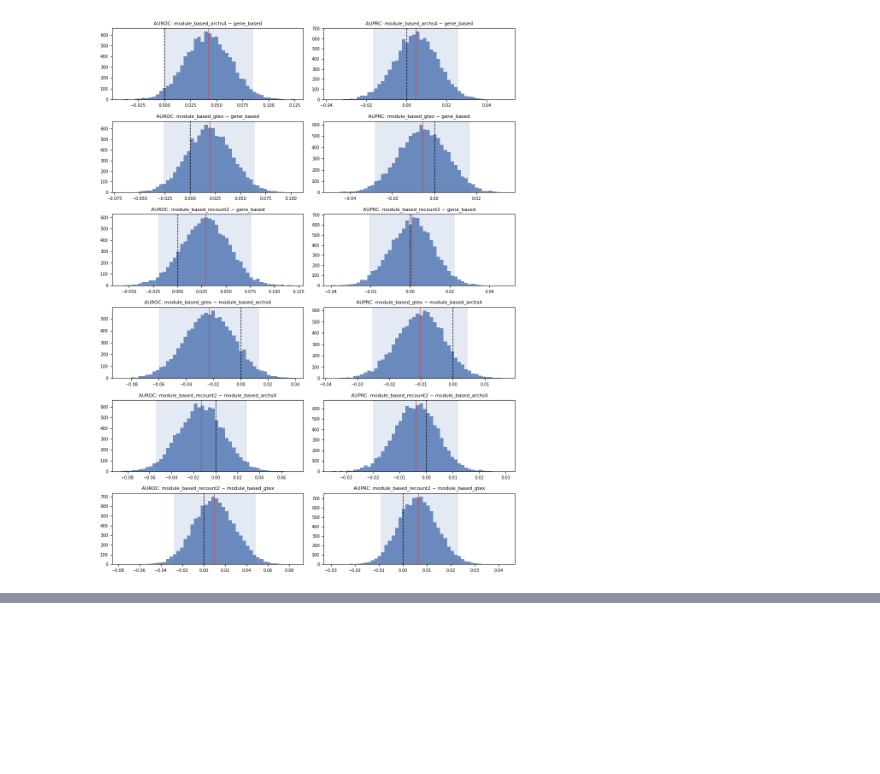
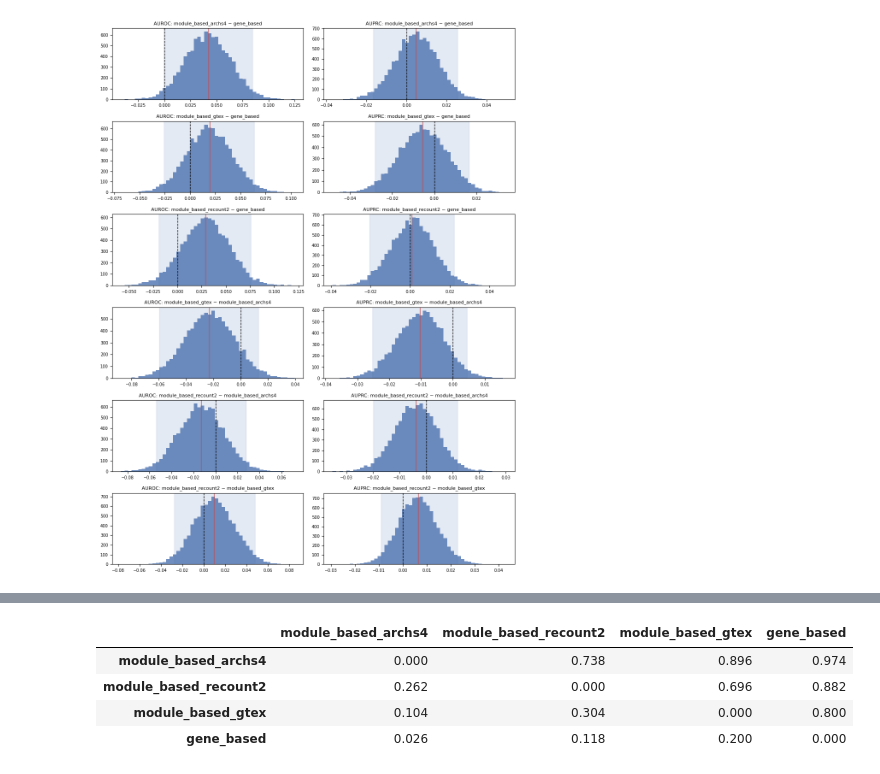
Before and after one commit to miltondp/clamp-analyses, a Jupyter notebook: nbs/03_model_biology/00_archs4/02_drug_disease_associations/signif_test/01_paired_bootstrap_test.ipynb, the cells around one changed output, grey strips where cells are left out. Cells and saved outputs as stored; diff of their text form; code cells hidden in the pictures; blank space fills up the shorter version.

```diff
--- a/nbs/03_model_biology/00_archs4/02_drug_disease_associations/signif_test/01_paired_bootstrap_test.ipynb
+++ b/nbs/03_model_biology/00_archs4/02_drug_disease_associations/signif_test/01_paired_bootstrap_test.ipynb
@@ -341,0 +355,92 @@ plt.show()
+# %%
+from scipy.stats import spearmanr
+
+# Model-size order (descending): ARCHS4 largest, then recount2, then GTEx;
+# gene_based is the floor. Hypothesis under test: AUROC tracks this order.
+SIZE_ORDER = ['module_based_archs4', 'module_based_recount2',
+              'module_based_gtex', 'gene_based']
+LV_SIZE_ORDER = SIZE_ORDER[:3]          # clean size gradient among LV models only
+SIZE_SCORE = np.array([4, 3, 2, 1])     # larger = bigger model, aligned to SIZE_ORDER
+
+
+def dominance_matrix(boot):
+    """P(metric_row > metric_col) across resamples; rows/cols follow boot's keys."""
+    ms = list(boot.keys())
+    return pd.DataFrame(
+        [[float(np.mean(boot[a] > boot[b])) for b in ms] for a in ms],
+        index=ms, columns=ms)
+
+
+def ordering_fraction(boot, order):
+    """Fraction of resamples where boot[order[0]] > boot[order[1]] > ..."""
+    arrs = [boot[m] for m in order]
+    holds = np.ones(len(arrs[0]), dtype=bool)
+    for x, y in zip(arrs[:-1], arrs[1:]):
+        holds &= (x > y)
+    return float(holds.mean())
+
+
+# All statistics reuse `boot_metric` (per-method arrays aligned across methods
+# iteration-by-iteration -- the same property the paired difference test relies
+# on). No re-bootstrapping. AUROC is the headline; AUPRC is carried along.
+rows = []
+dominance = {}
+for mname in METRICS:
+    boot = {m: boot_metric[mname][m] for m in SIZE_ORDER}
+
+    # (1) Pairwise dominance probabilities P(row > col).
+    dom = dominance_matrix(boot)
+    dominance[mname] = dom
+    for a in SIZE_ORDER:
+        for b in SIZE_ORDER:
+            if a == b:
+                continue
+            rows.append(dict(metric=mname, category='dominance',
+                             key=f'P({a}>{b})', value=dom.loc[a, b]))
+
+    # (2) Ordering-preservation fractions (full chain + LV-only).
+    rows.append(dict(metric=mname, category='ordering',
+                     key='full_4method[archs4>recount2>gtex>gene]',
+                     value=ordering_fraction(boot, SIZE_ORDER)))
+    rows.append(dict(metric=mname, category='ordering',
+                     key='lv_only[archs4>recount2>gtex]',
+                     value=ordering_fraction(boot, LV_SIZE_ORDER)))
+
+    # All three LV methods above gene simultaneously (directional consistency).
+    g = boot['gene_based']
+    all_lv = np.ones(len(g), dtype=bool)
+    for m in LV_SIZE_ORDER:
+        all_lv &= (boot[m] > g)
+    rows.append(dict(metric=mname, category='ordering',
+                     key='all_LV>gene_simultaneously', value=float(all_lv.mean())))
+
+    # Adjacent-pair decomposition of the full ordering (the chain's links).
+    for a, b in zip(SIZE_ORDER[:-1], SIZE_ORDER[1:]):
+        rows.append(dict(metric=mname, category='adjacent',
+                         key=f'P({a}>{b})', value=dom.loc[a, b]))
+
+    # (3) Spearman(model size, metric) per resample -> distribution.
+    A = np.column_stack([boot[m] for m in SIZE_ORDER])
+    rhos = np.array([spearmanr(SIZE_SCORE, row)[0] for row in A])
+    obs_rho = spearmanr(SIZE_SCORE, [observed[mname][m] for m in SIZE_ORDER])[0]
+    lo, hi = boot_ci(rhos)
+    rows += [
+        dict(metric=mname, category='spearman', key='observed_rho', value=obs_rho),
+        dict(metric=mname, category='spearman', key='boot_mean_rho', value=float(rhos.mean())),
+        dict(metric=mname, category='spearman', key='ci_lo', value=lo),
+        dict(metric=mname, category='spearman', key='ci_hi', value=hi),
+        dict(metric=mname, category='spearman', key='frac_rho==1', value=float((rhos == 1.0).mean())),
+        dict(metric=mname, category='spearman', key='frac_rho>0', value=float((rhos > 0).mean())),
+    ]
+
+ordering_results = pd.DataFrame(rows)
+
+# Headline AUROC views.
+display('AUROC pairwise dominance P(row > col):')
+display(dominance['AUROC'].round(3))
+display('AUROC ordering / spearman summary:')
+display(
+    ordering_results[(ordering_results.metric == 'AUROC')
+                     & ordering_results.category.isin(['ordering', 'spearman'])]
+    [['key', 'value']].round(3).reset_index(drop=True))
+# %% [output]
@@ -341,0 +448,5 @@ plt.show()
+|  | module_based_archs4 | module_based_recount2 | module_based_gtex | gene_based |
+| module_based_archs4 | 0.000 | 0.738 | 0.896 | 0.974 |
+| module_based_recount2 | 0.262 | 0.000 | 0.696 | 0.882 |
+| module_based_gtex | 0.104 | 0.304 | 0.000 | 0.800 |
+| gene_based | 0.026 | 0.118 | 0.200 | 0.000 |
```
Also changed, not shown: parts of 3 cells of this notebook, 1 other file.
